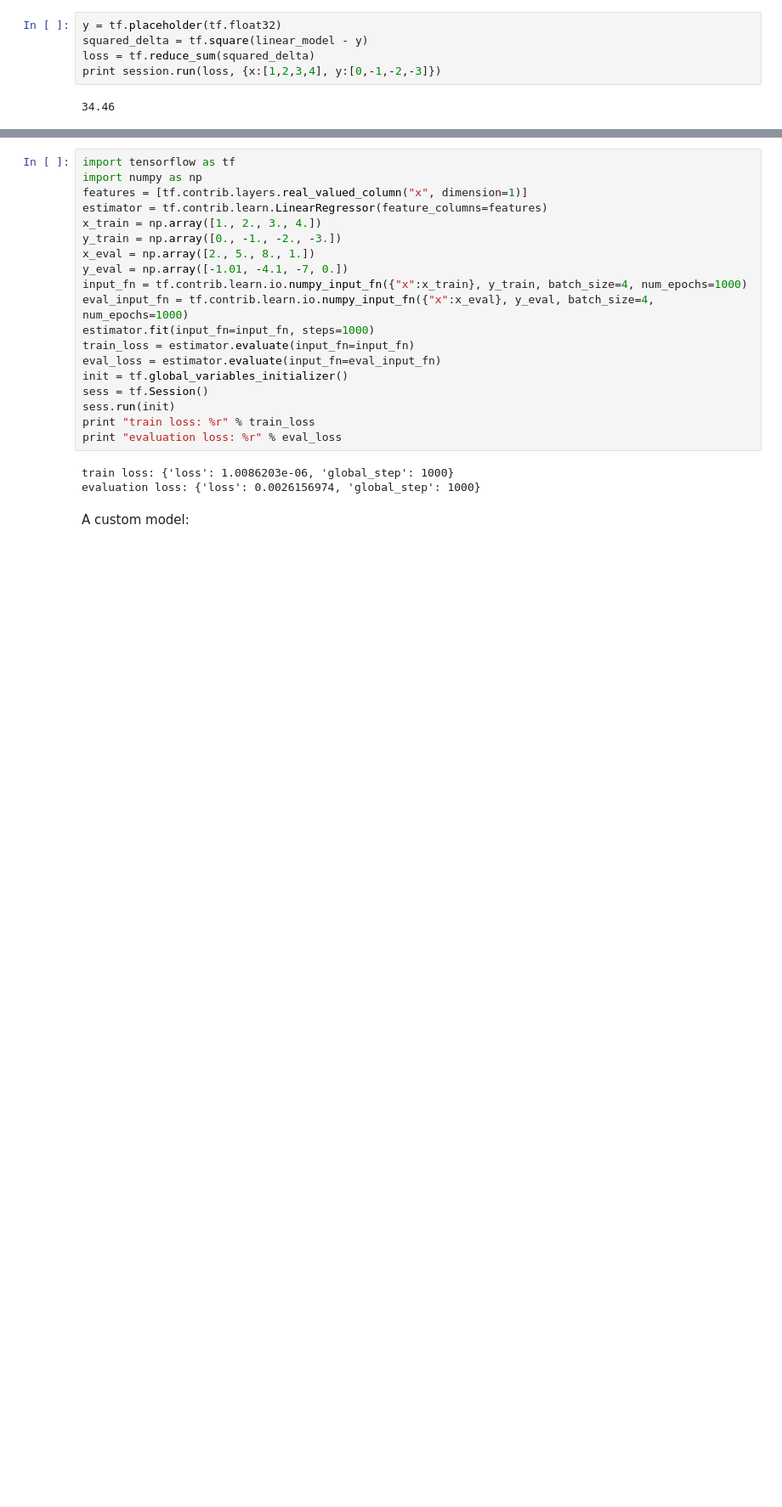
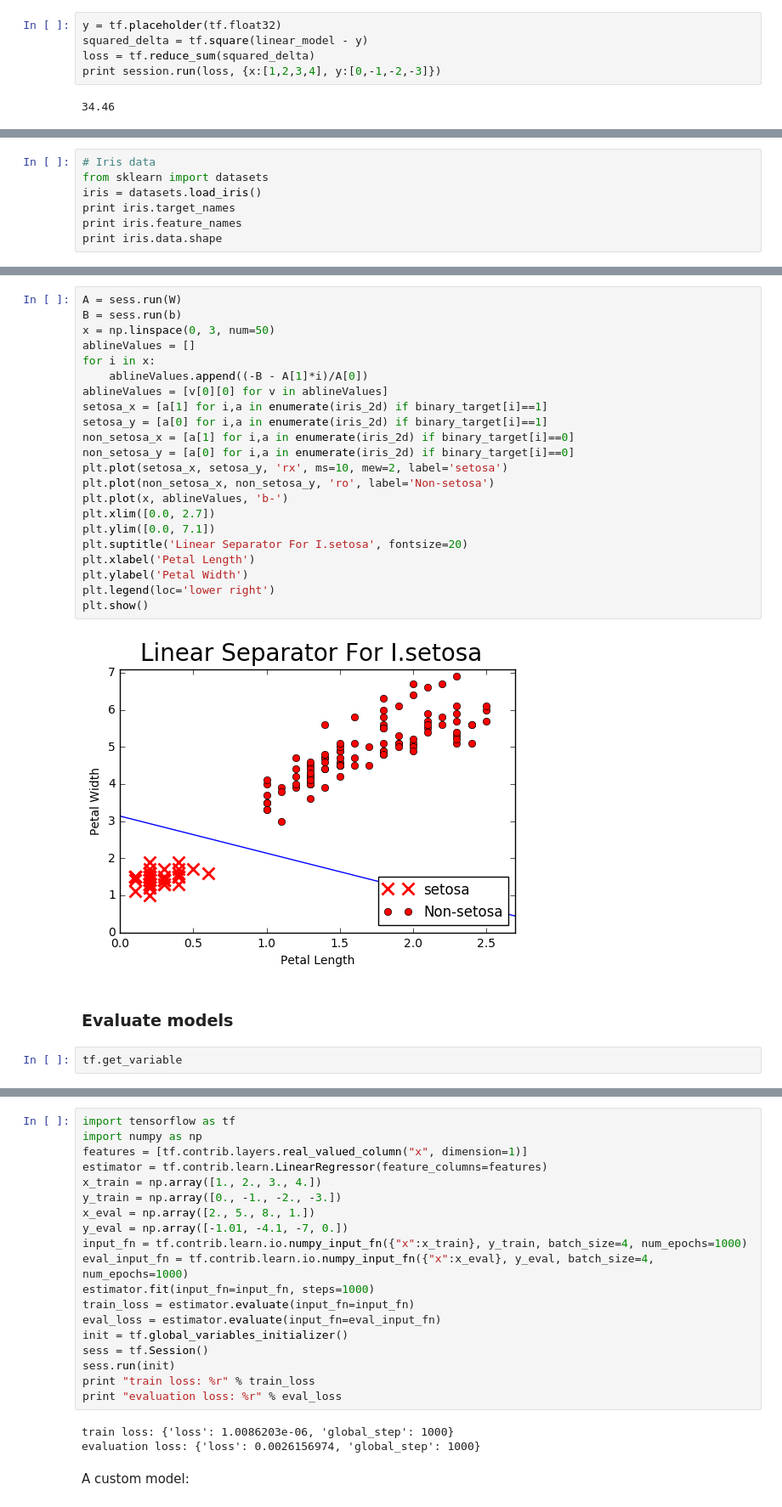
Before and after one commit to faruihuihui/tutorial, a Jupyter notebook: tensorflow.ipynb, the cells around one changed output, grey strips where cells are left out. Shown at 85% size. Drawn from its saved outputs; the diff is of its cells as text; blank space fills up the shorter version.

```diff
--- a/tensorflow.ipynb
+++ b/tensorflow.ipynb
@@ -82,0 +299,7 @@ print session.run(loss, {x:[1,2,3,4], y:[0,-1,-2,-3]})
+# %%
+# Iris data
+from sklearn import datasets
+iris = datasets.load_iris()
+print iris.target_names
+print iris.feature_names
+print iris.data.shape
@@ -97 +753,29 @@ print(session.run(loss, {x:[1,2,3,4], y:[0,-1,-2,-3]}))
+# %%
+A = sess.run(W)
+B = sess.run(b)
+x = np.linspace(0, 3, num=50)
+ablineValues = []
+for i in x:
+    ablineValues.append((-B - A[1]*i)/A[0])
+ablineValues = [v[0][0] for v in ablineValues]
+setosa_x = [a[1] for i,a in enumerate(iris_2d) if binary_target[i]==1]
+setosa_y = [a[0] for i,a in enumerate(iris_2d) if binary_target[i]==1]
+non_setosa_x = [a[1] for i,a in enumerate(iris_2d) if binary_target[i]==0]
+non_setosa_y = [a[0] for i,a in enumerate(iris_2d) if binary_target[i]==0]
+plt.plot(setosa_x, setosa_y, 'rx', ms=10, mew=2, label='setosa')
+plt.plot(non_setosa_x, non_setosa_y, 'ro', label='Non-setosa')
+plt.plot(x, ablineValues, 'b-')
+plt.xlim([0.0, 2.7])
+plt.ylim([0.0, 7.1])
+plt.suptitle('Linear Separator For I.setosa', fontsize=20)
+plt.xlabel('Petal Length')
+plt.ylabel('Petal Width')
+plt.legend(loc='lower right')
+plt.show()
+# %% [output]
+[figure, added]
+# %% [markdown]
+### Evaluate models
+# %%
+tf.get_variable
 # %% [markdown]
```
Also changed, not shown: parts of 66 cells of this notebook.
